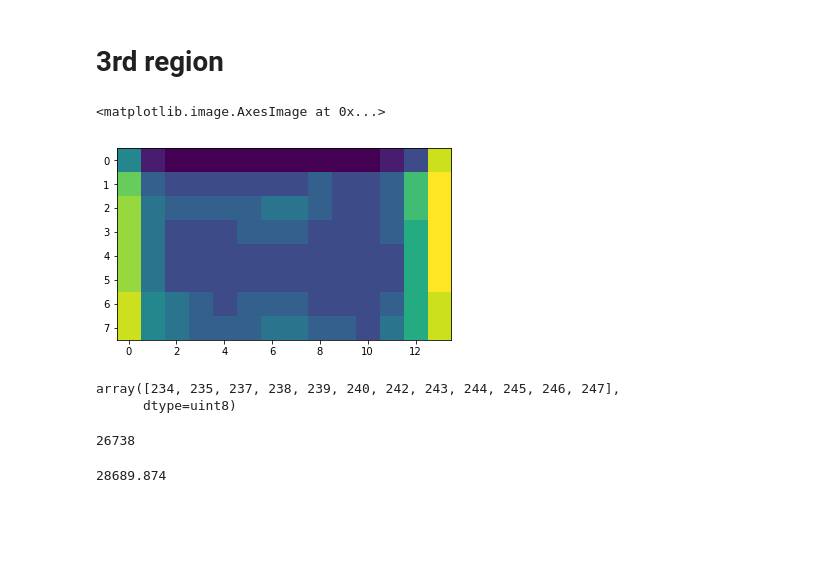
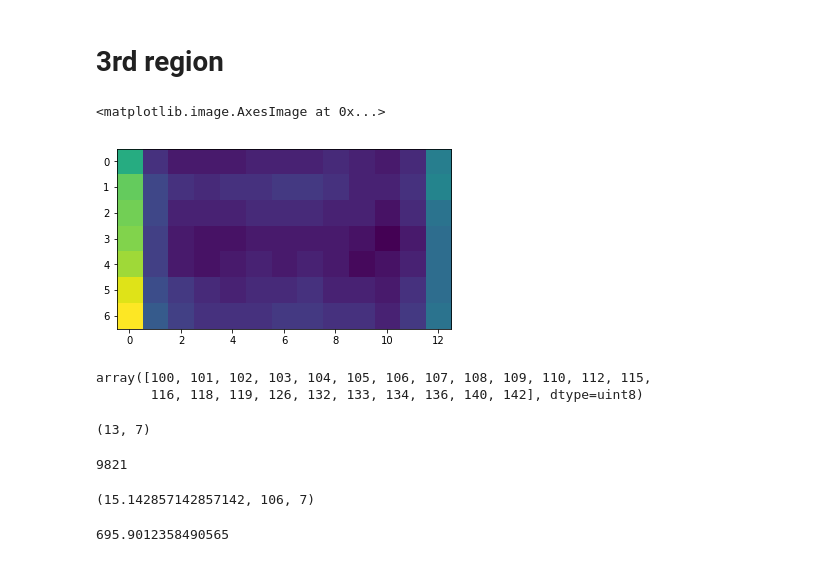
Before and after one commit to rclemsmith/Final-Year-Project, a Jupyter notebook: bmd_computation.ipynb, the cells around one changed output. Cells and saved outputs as stored; diff of their text form; code cells hidden in the pictures; blank space fills up the shorter version.

```diff
--- a/bmd_computation.ipynb
+++ b/bmd_computation.ipynb
@@ -138,34 +167,46 @@ mid_bone_mineral_density
 # %%
 # left = 47
 # top = 88.8
 # right = 58
 # bottom = 94
 # low_cropped_img = low_image.crop((left,top,right,bottom))
 # low_cropped_img.show()
 # plt.imshow(low_cropped_img)
 
 left = 57
-top = 39
-right = 71
+top = 40
+right = 70
 bottom = 47
-high_cropped_img = processed_im.crop((left,top,right,bottom))
+high_cropped_img = low_image.crop((left,top,right,bottom))
 plt.imshow(high_cropped_img)
 # %% [output]
 <matplotlib.image.AxesImage at 0x...>
-[figure, old version]
+[figure, new version]
 # %%
 np.unique(high_cropped_img)
 # %% [output]
-array([234, 235, 237, 238, 239, 240, 242, 243, 244, 245, 246, 247],
-      dtype=uint8)
+array([100, 101, 102, 103, 104, 105, 106, 107, 108, 109, 110, 112, 115,
+       116, 118, 119, 126, 132, 133, 134, 136, 140, 142], dtype=uint8)
+# %%
+w,h = high_cropped_img.size
+w,h
+# %% [output]
+(13, 7)
 # %%
 high_i_d = np.sum(high_cropped_img)
 high_i_d
 # %% [output]
-26738
+9821
+# %%
+width,i_h = low_image.size
+w,r_h = high_cropped_img.size
+c_f = i_h/r_h
+c_f,i_h,r_h
+# %% [output]
+(15.142857142857142, 106, 7)
 # %%
-high_n = high_i_d * 1.073
+high_n = (high_i_d * 1.073)/c_f
 high_n
 # %% [output]
-28689.874
+695.9012358490565
 # %%
```
Also changed, not shown: parts of 31 cells of this notebook.
